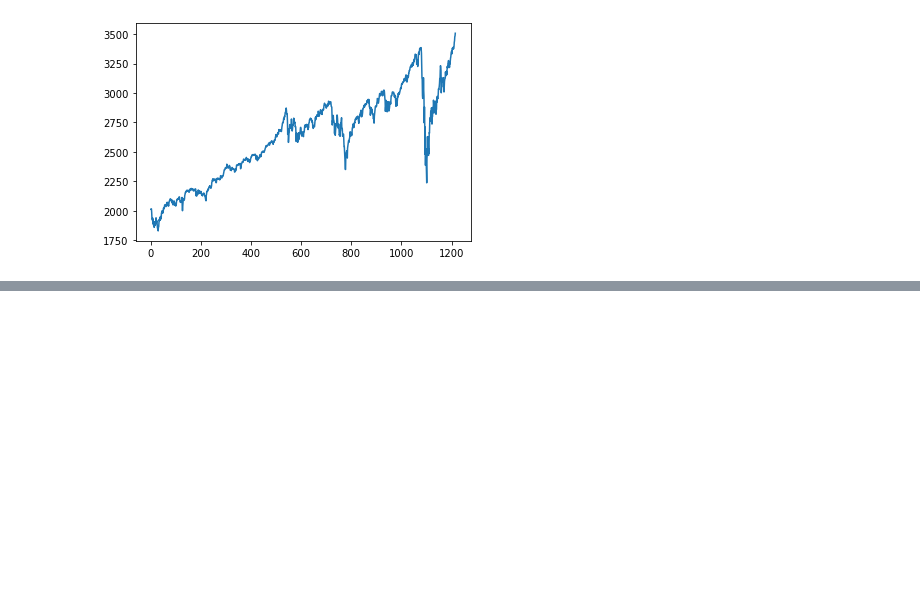
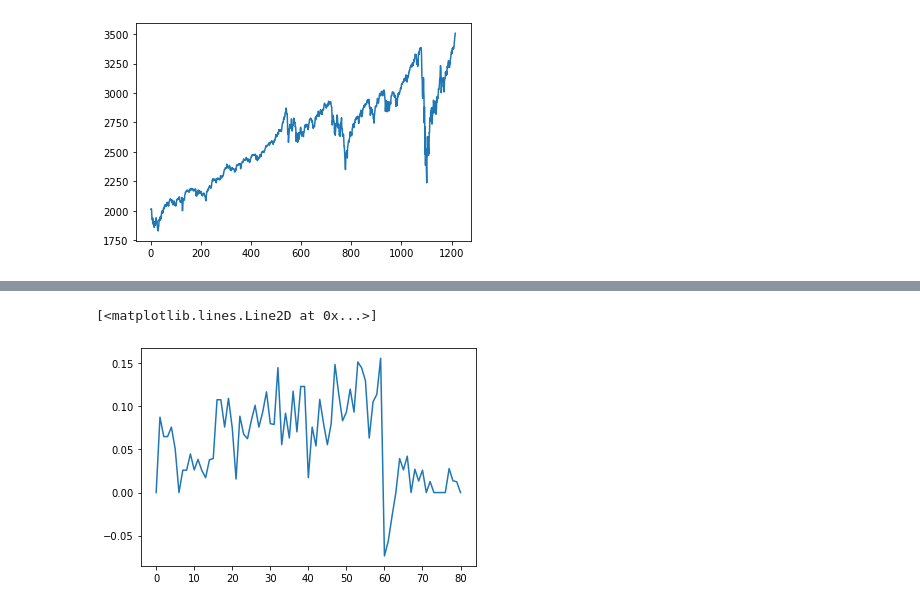
Before and after one commit to niveshigovind/LPPLS, a Jupyter notebook: nb.ipynb, the cells around one changed output, grey strips where cells are left out. Saved outputs shown, nothing was run; the diff lists cells and outputs as text; code cells hidden in the pictures; blank space fills up the shorter version.

```diff
--- a/nb.ipynb
+++ b/nb.ipynb
@@ -230,0 +301,2 @@ plot_lppls(log_price,sig,price.index)
+# %%
+sig=pd.read_csv('sig.csv',index_col=0)
@@ -230,0 +319,5 @@ plot_lppls(log_price,sig,price.index)
+# %%
+plt.plot(pd.DataFrame(sig)[1])
+# %% [output]
+[<matplotlib.lines.Line2D at 0x...>]
+[figure, added]
```
Also changed, not shown: parts of 16 cells of this notebook.
